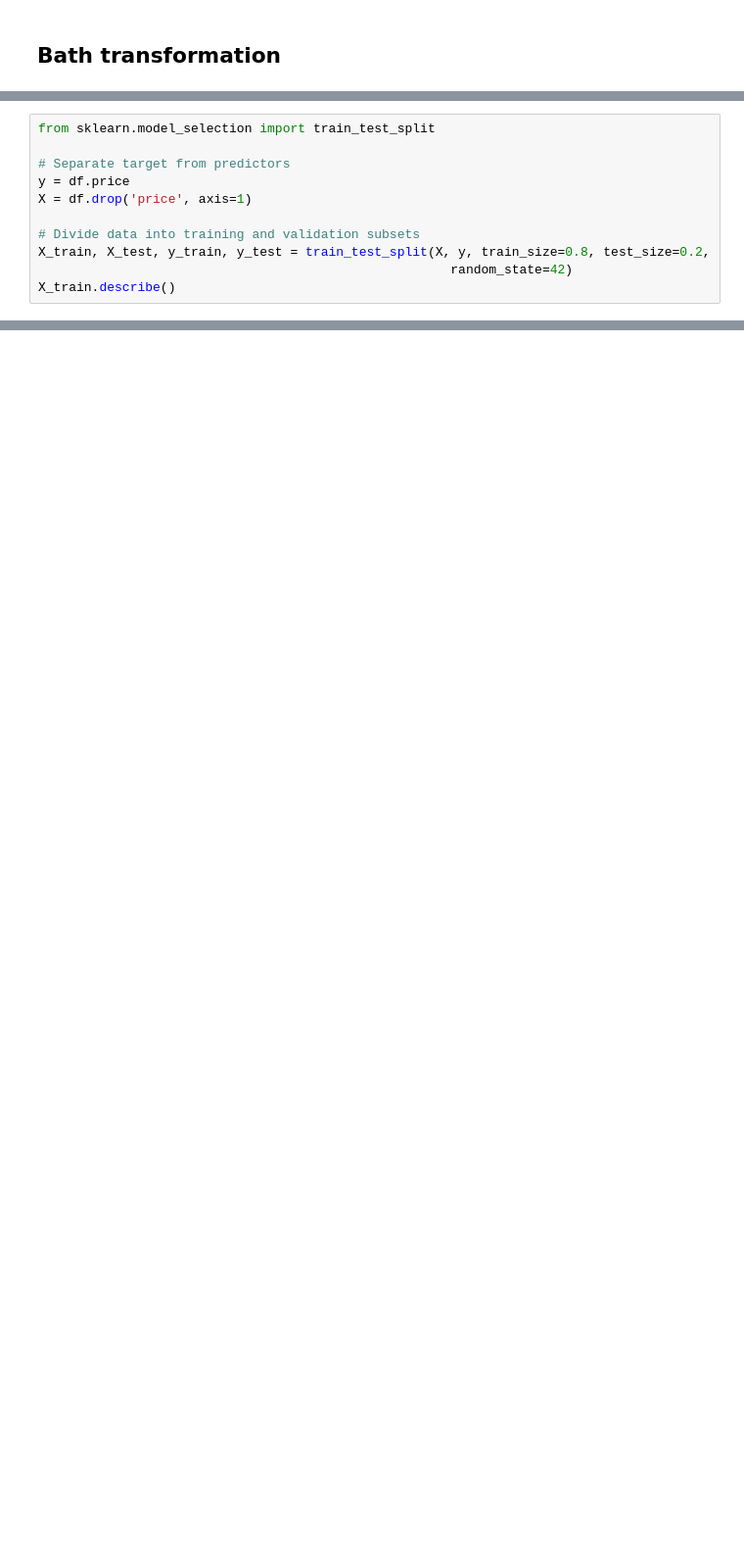
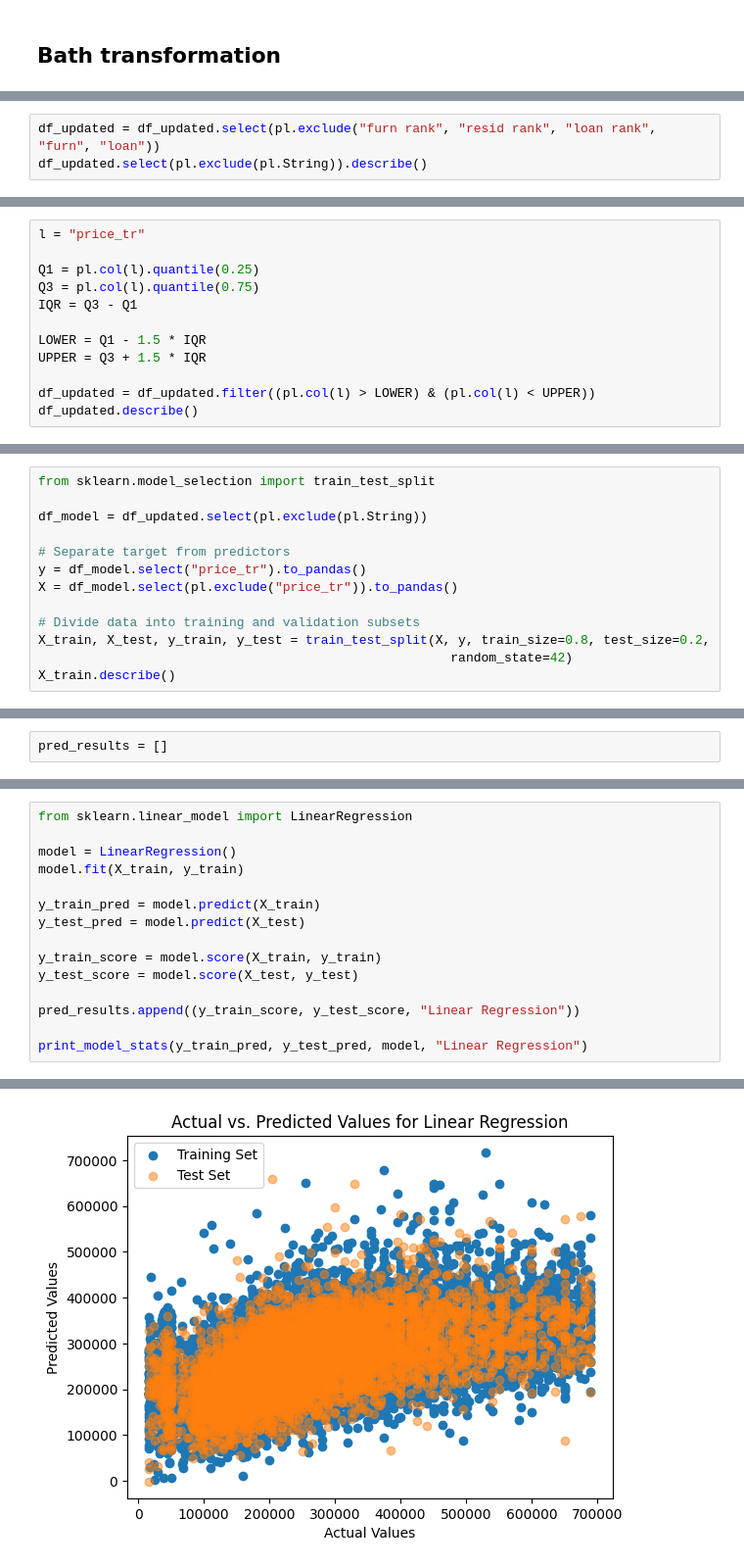
Before and after one commit to adnanjpg/data-mining-project, a Jupyter notebook: main.ipynb, the cells around one changed output, grey strips where cells are left out. Shown at 98% size. Drawn from its saved outputs; the diff is of its cells as text; blank space fills up the shorter version.

```diff
--- a/main.ipynb
+++ b/main.ipynb
@@ -244,0 +410,3 @@ sns.heatmap(df.corr(),
+# %%
+df_updated = df_updated.select(pl.exclude("furn rank", "resid rank", "loan rank", "furn", "loan"))
+df_updated.select(pl.exclude(pl.String)).describe()
@@ -244,0 +428,12 @@ sns.heatmap(df.corr(),
+# %%
+l = "price_tr"
+
+Q1 = pl.col(l).quantile(0.25)
+Q3 = pl.col(l).quantile(0.75)
+IQR = Q3 - Q1
+
+LOWER = Q1 - 1.5 * IQR
+UPPER = Q3 + 1.5 * IQR
+
+df_updated = df_updated.filter((pl.col(l) > LOWER) & (pl.col(l) < UPPER))
+df_updated.describe()
@@ -245,9 +455,11 @@ sns.heatmap(df.corr(),
 # %%
 from sklearn.model_selection import train_test_split
 
+df_model = df_updated.select(pl.exclude(pl.String))
+
 # Separate target from predictors
-y = df.price
-X = df.drop('price', axis=1)
+y = df_model.select("price_tr").to_pandas()
+X = df_model.select(pl.exclude("price_tr")).to_pandas()
 
 # Divide data into training and validation subsets
 X_train, X_test, y_train, y_test = train_test_split(X, y, train_size=0.8, test_size=0.2,
@@ -361,0 +500,2 @@ print(f'Test Accuracy: {test_accuracy}')
+# %%
+pred_results = []
@@ -361,0 +549,16 @@ print(f'Test Accuracy: {test_accuracy}')
+# %%
+from sklearn.linear_model import LinearRegression
+
+model = LinearRegression()
+model.fit(X_train, y_train)
+
+y_train_pred = model.predict(X_train)
+y_test_pred = model.predict(X_test)
+
+y_train_score = model.score(X_train, y_train)
+y_test_score = model.score(X_test, y_test)
+
+pred_results.append((y_train_score, y_test_score, "Linear Regression"))
+
+print_model_stats(y_train_pred, y_test_pred, model, "Linear Regression")
+# %% [output]
@@ -361,0 +579 @@ print(f'Test Accuracy: {test_accuracy}')
+[figure, added]
```
Also changed, not shown: parts of 99 cells of this notebook, 1 other file.
